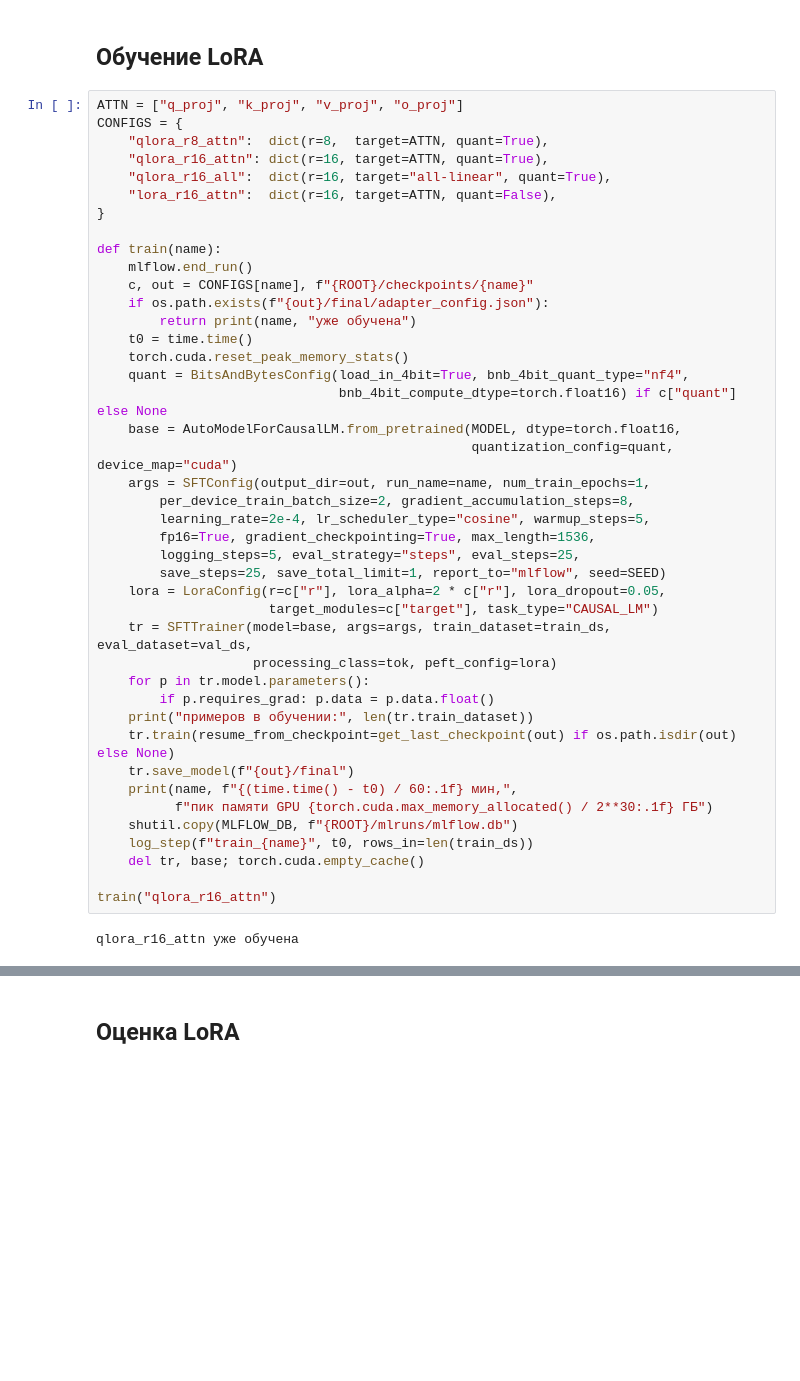
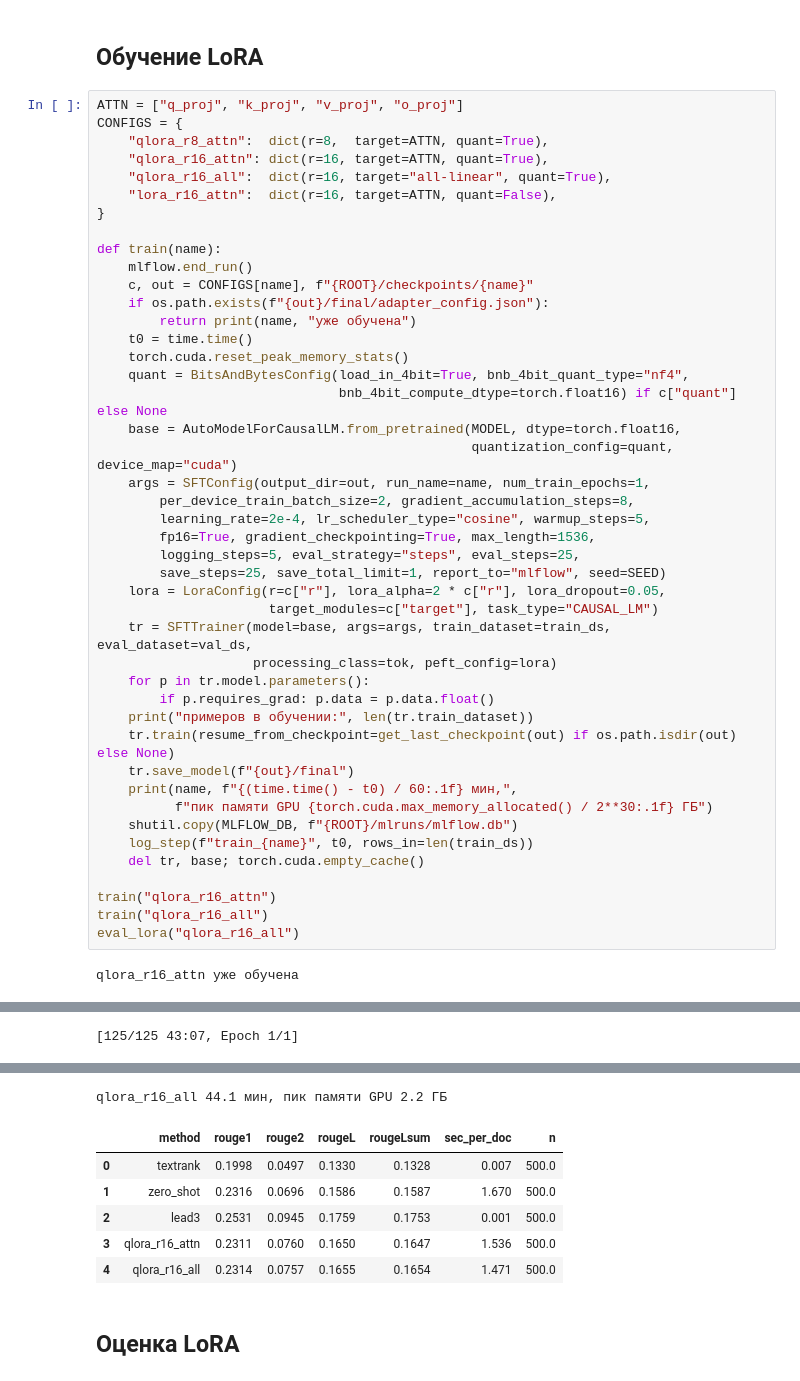
Before and after one commit to Polon-Lubvi/ICTIS, a Jupyter notebook: 01_pipeline.ipynb, the cells around one changed output, grey strips where cells are left out. Drawn from its saved outputs; the diff is of its cells as text; blank space fills up the shorter version.

```diff
--- a/01_pipeline.ipynb
+++ b/01_pipeline.ipynb
@@ -326,5 +326,7 @@ def train(name):
     del tr, base; torch.cuda.empty_cache()
 
 train("qlora_r16_attn")
+train("qlora_r16_all")
+eval_lora("qlora_r16_all")
 # %% [output]
 qlora_r16_attn уже обучена
@@ -330,0 +337 @@ qlora_r16_attn уже обучена
+[125/125 43:07, Epoch 1/1]
@@ -331,3 +344,10 @@ qlora_r16_attn уже обучена
+qlora_r16_all 44.1 мин, пик памяти GPU 2.2 ГБ
+|  | method | rouge1 | rouge2 | rougeL | rougeLsum | sec_per_doc | n |
+| 0 | textrank | 0.1998 | 0.0497 | 0.1330 | 0.1328 | 0.007 | 500.0 |
+| 1 | zero_shot | 0.2316 | 0.0696 | 0.1586 | 0.1587 | 1.670 | 500.0 |
+| 2 | lead3 | 0.2531 | 0.0945 | 0.1759 | 0.1753 | 0.001 | 500.0 |
+| 3 | qlora_r16_attn | 0.2311 | 0.0760 | 0.1650 | 0.1647 | 1.536 | 500.0 |
+| 4 | qlora_r16_all | 0.2314 | 0.0757 | 0.1655 | 0.1654 | 1.471 | 500.0 |
 # %% [markdown]
 ## Оценка LoRA
 # %%
```
Also changed, not shown: parts of 2 cells of this notebook.
